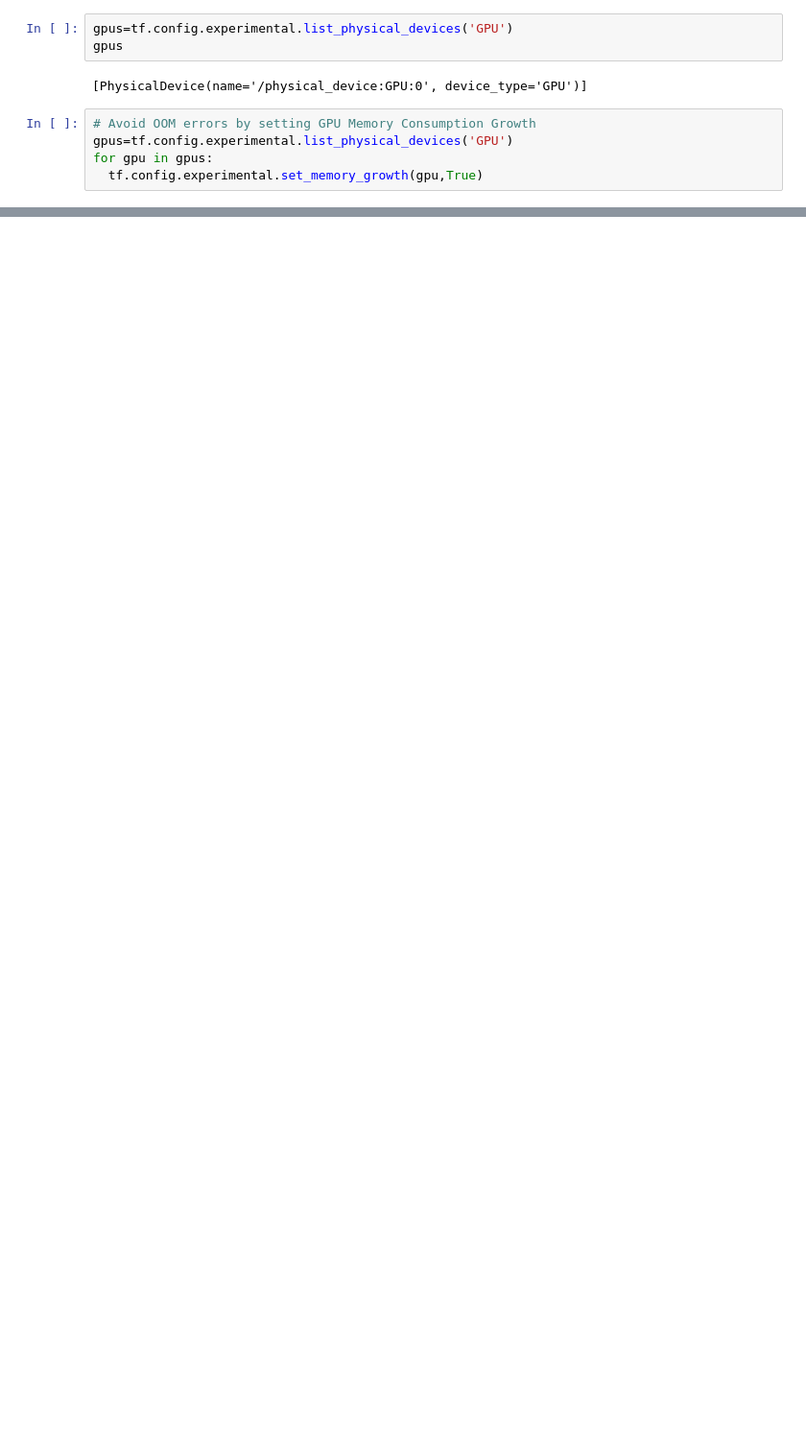
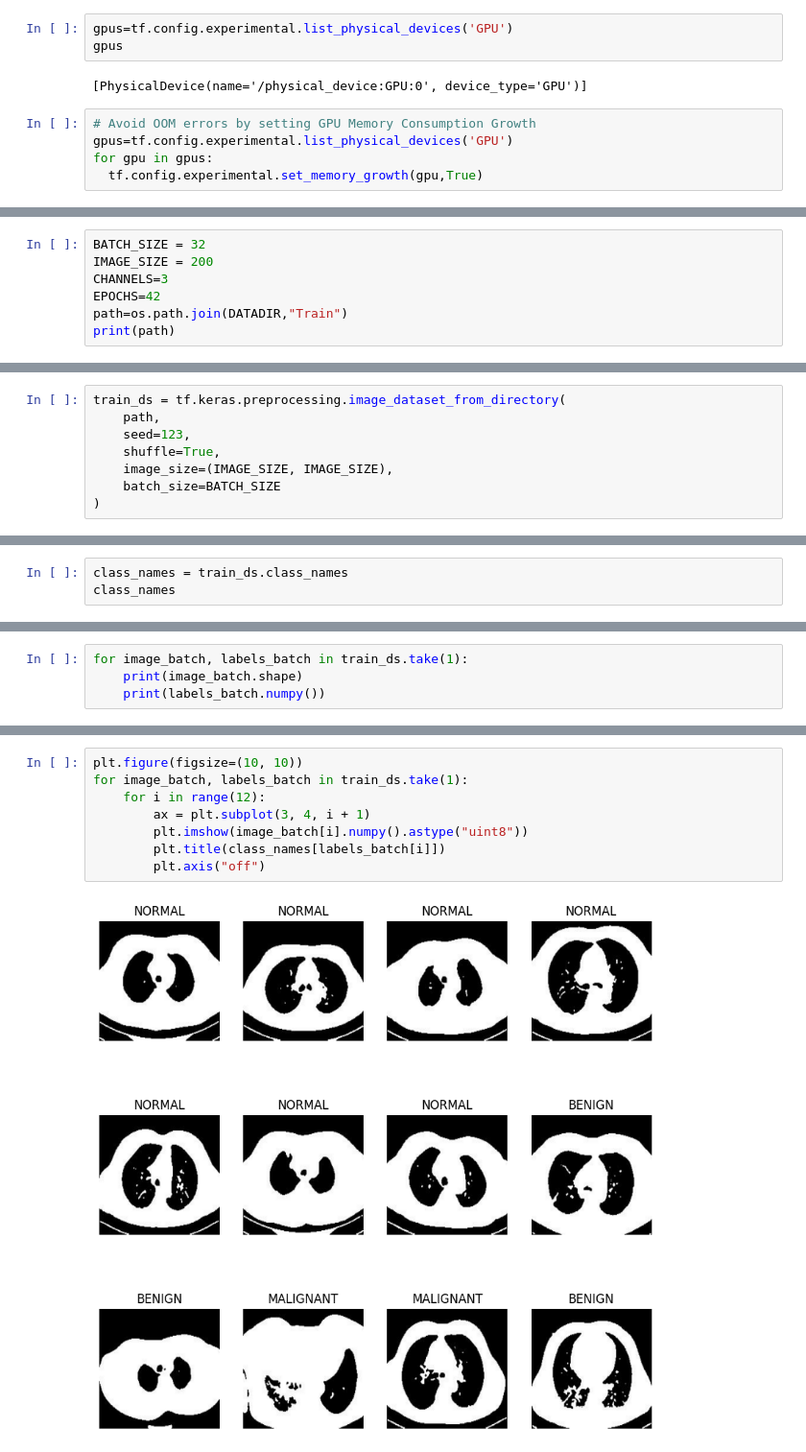
Before and after one commit to JasminPradhan/ML-project-1, a Jupyter notebook: Tumor_Classification.ipynb, the cells around one changed output, grey strips where cells are left out. Shown: that part at 96% size. Cells and saved outputs as stored; diff of their text form; blank space fills up the shorter version.

```diff
--- a/Tumor_Classification.ipynb
+++ b/Tumor_Classification.ipynb
@@ -182,0 +49,7 @@ Epoch 50/50
+# %%
+BATCH_SIZE = 32
+IMAGE_SIZE = 200
+CHANNELS=3
+EPOCHS=42
+path=os.path.join(DATADIR,"Train")
+print(path)
@@ -182,0 +58,8 @@ Epoch 50/50
+# %%
+train_ds = tf.keras.preprocessing.image_dataset_from_directory(
+    path,
+    seed=123,
+    shuffle=True,
+    image_size=(IMAGE_SIZE, IMAGE_SIZE),
+    batch_size=BATCH_SIZE
+)
@@ -182,0 +68,3 @@ Epoch 50/50
+# %%
+class_names = train_ds.class_names
+class_names
@@ -182,0 +73,4 @@ Epoch 50/50
+# %%
+for image_batch, labels_batch in train_ds.take(1):
+    print(image_batch.shape)
+    print(labels_batch.numpy())
@@ -182,0 +80,10 @@ Epoch 50/50
+# %%
+plt.figure(figsize=(10, 10))
+for image_batch, labels_batch in train_ds.take(1):
+    for i in range(12):
+        ax = plt.subplot(3, 4, i + 1)
+        plt.imshow(image_batch[i].numpy().astype("uint8"))
+        plt.title(class_names[labels_batch[i]])
+        plt.axis("off")
+# %% [output]
+[figure, added]
```
Also changed, not shown: parts of 32 cells of this notebook.
